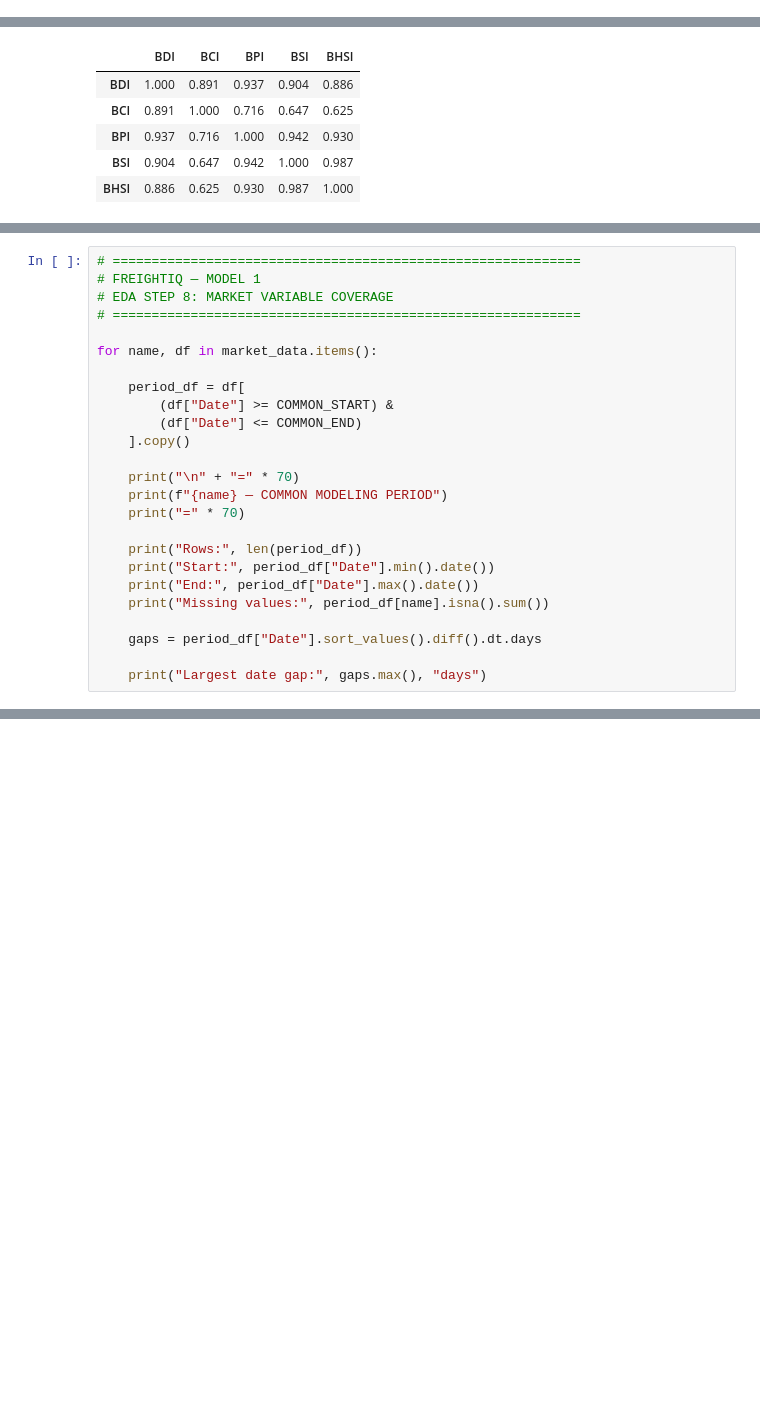
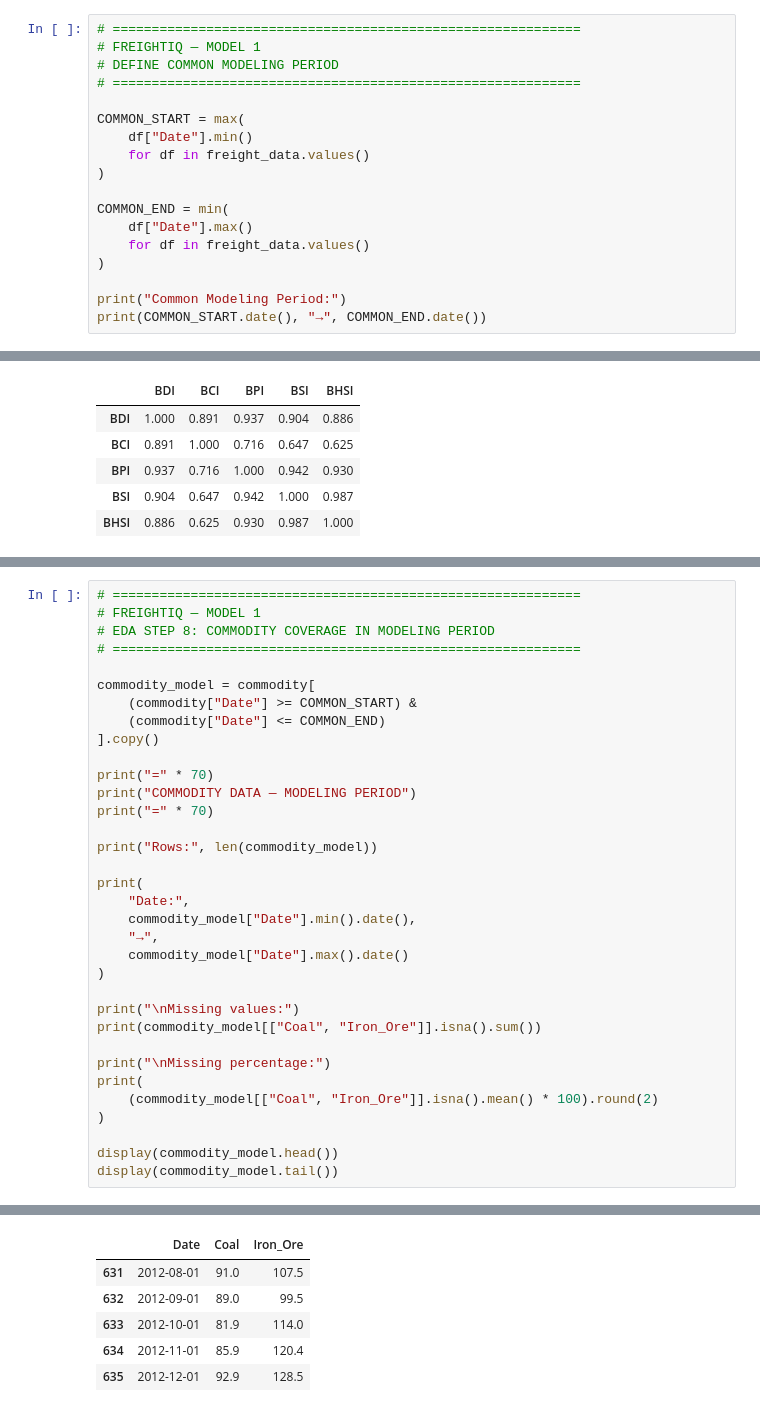
Before and after one commit to PradeepSargar/Freight-rate-forecasting-ML-project, a Jupyter notebook: notebooks/02_eda_and_preprocessing.ipynb, the cells around one changed output, grey strips where cells are left out. Drawn from its saved outputs; the diff is of its cells as text; blank space fills up the shorter version.

```diff
--- a/notebooks/02_eda_and_preprocessing.ipynb
+++ b/notebooks/02_eda_and_preprocessing.ipynb
@@ -381,3 +381,21 @@ BHSI — DATE GAP ANALYSIS
 ============================================================
 Largest gap: 14.0 days
 Number of gaps > 7 days: 14
+# %%
+# ============================================================
+# FREIGHTIQ — MODEL 1
+# DEFINE COMMON MODELING PERIOD
+# ============================================================
+
+COMMON_START = max(
+    df["Date"].min()
+    for df in freight_data.values()
+)
+
+COMMON_END = min(
+    df["Date"].max()
+    for df in freight_data.values()
+)
+
+print("Common Modeling Period:")
+print(COMMON_START.date(), "→", COMMON_END.date())
@@ -677,27 +610,36 @@ We will not fill or interpolate missing values at this stage. The results will h
 # %%
 # ============================================================
 # FREIGHTIQ — MODEL 1
-# EDA STEP 8: MARKET VARIABLE COVERAGE
+# EDA STEP 8: COMMODITY COVERAGE IN MODELING PERIOD
 # ============================================================
 
-for name, df in market_data.items():
+commodity_model = commodity[
+    (commodity["Date"] >= COMMON_START) &
+    (commodity["Date"] <= COMMON_END)
+].copy()
 
-    period_df = df[
-        (df["Date"] >= COMMON_START) &
-        (df["Date"] <= COMMON_END)
-    ].copy()
+print("=" * 70)
+print("COMMODITY DATA — MODELING PERIOD")
+print("=" * 70)
 
-    print("\n" + "=" * 70)
-    print(f"{name} — COMMON MODELING PERIOD")
-    print("=" * 70)
+print("Rows:", len(commodity_model))
 
-    print("Rows:", len(period_df))
-    print("Start:", period_df["Date"].min().date())
-    print("End:", period_df["Date"].max().date())
-    print("Missing values:", period_df[name].isna().sum())
+print(
+    "Date:",
+    commodity_model["Date"].min().date(),
+    "→",
+    commodity_model["Date"].max().date()
+)
 
-    gaps = period_df["Date"].sort_values().diff().dt.days
+print("\nMissing values:")
+print(commodity_model[["Coal", "Iron_Ore"]].isna().sum())
 
-    print("Largest date gap:", gaps.max(), "days")
+print("\nMissing percentage:")
+print(
+    (commodity_model[["Coal", "Iron_Ore"]].isna().mean() * 100).round(2)
+)
+
+display(commodity_model.head())
+display(commodity_model.tail())
 # %% [output]
 ======================================================================
@@ -719,0 +660,6 @@ Largest date gap: 1358.0 days
+|  | Date | Coal | Iron_Ore |
+| 631 | 2012-08-01 | 91.0 | 107.5 |
+| 632 | 2012-09-01 | 89.0 | 99.5 |
+| 633 | 2012-10-01 | 81.9 | 114.0 |
+| 634 | 2012-11-01 | 85.9 | 120.4 |
+| 635 | 2012-12-01 | 92.9 | 128.5 |
```
Also changed, not shown: parts of 18 cells of this notebook, 1 other file.
